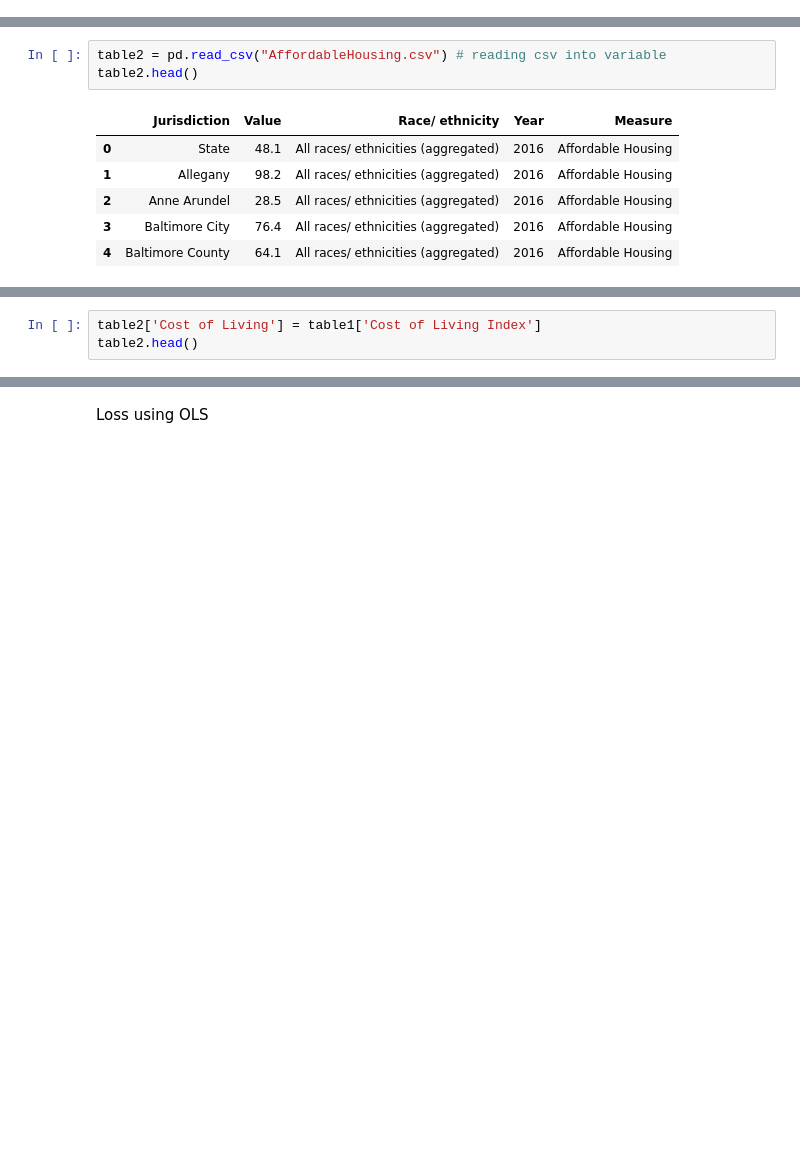
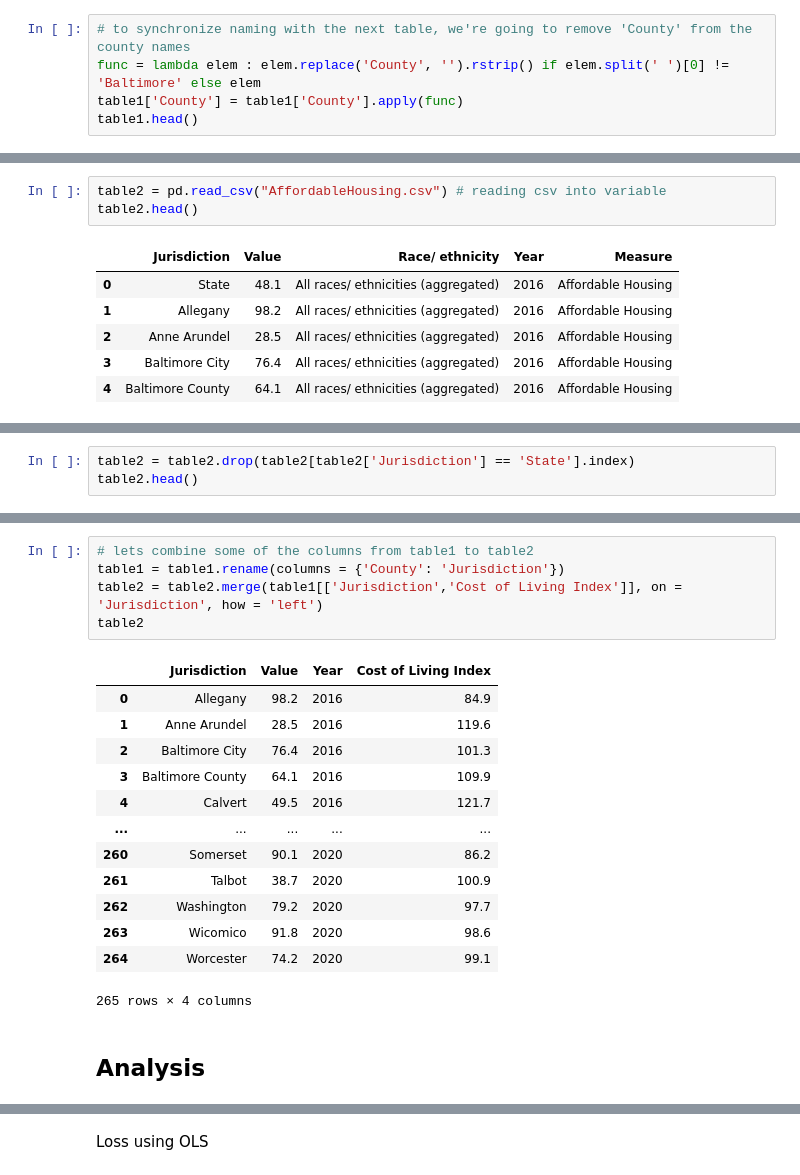
Before and after one commit to mgammi/Personal-Projects, a Jupyter notebook: MachineLearning/Health.ipynb, the cells around one changed output, grey strips where cells are left out. Drawn from its saved outputs; the diff is of its cells as text; blank space fills up the shorter version.

```diff
--- a/MachineLearning/Health.ipynb
+++ b/MachineLearning/Health.ipynb
@@ -92,3 +73,8 @@ Average Sale Price        int64
 Median Sale Price         int64
 Number of Units Sold      int64
 dtype: object
+# %%
+# to synchronize naming with the next table, we're going to remove 'County' from the county names
+func = lambda elem : elem.replace('County', '').rstrip() if elem.split(' ')[0] != 'Baltimore' else elem
+table1['County'] = table1['County'].apply(func)
+table1.head()
@@ -194,3 +175,0 @@ Loss Using Linear Regression:
-# %%
-table2['Cost of Living'] = table1['Cost of Living Index']
-table2.head()
@@ -203,0 +182,3 @@ table2.head()
+# %%
+table2 = table2.drop(table2[table2['Jurisdiction'] == 'State'].index)
+table2.head()
@@ -204 +192,22 @@ table2.head()
+# %%
+# lets combine some of the columns from table1 to table2
+table1 = table1.rename(columns = {'County': 'Jurisdiction'})
+table2 = table2.merge(table1[['Jurisdiction','Cost of Living Index']], on = 'Jurisdiction', how = 'left')
+table2
+# %% [output]
+|  | Jurisdiction | Value | Year | Cost of Living Index |
+| 0 | Allegany | 98.2 | 2016 | 84.9 |
+| 1 | Anne Arundel | 28.5 | 2016 | 119.6 |
+| 2 | Baltimore City | 76.4 | 2016 | 101.3 |
+| 3 | Baltimore County | 64.1 | 2016 | 109.9 |
+| 4 | Calvert | 49.5 | 2016 | 121.7 |
+| ... | ... | ... | ... | ... |
+| 260 | Somerset | 90.1 | 2020 | 86.2 |
+| 261 | Talbot | 38.7 | 2020 | 100.9 |
+| 262 | Washington | 79.2 | 2020 | 97.7 |
+| 263 | Wicomico | 91.8 | 2020 | 98.6 |
+| 264 | Worcester | 74.2 | 2020 | 99.1 |
+265 rows × 4 columns
+# %% [markdown]
+## Analysis
 # %%
```
Also changed, not shown: parts of 22 cells of this notebook, 1 other file.
